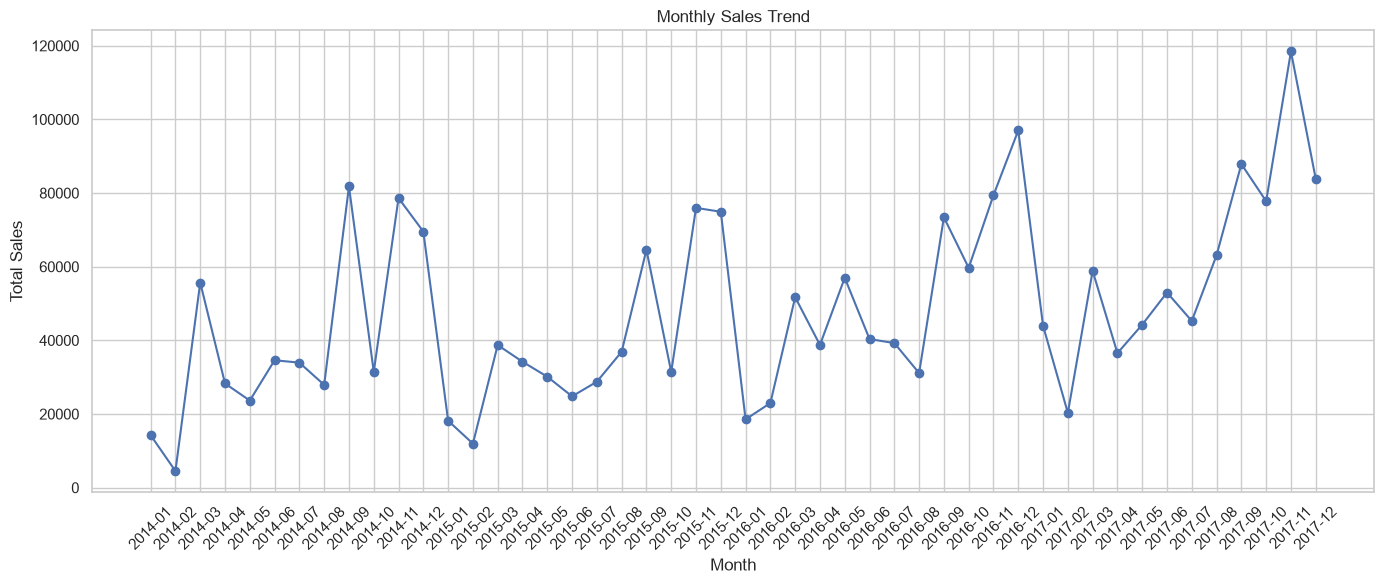
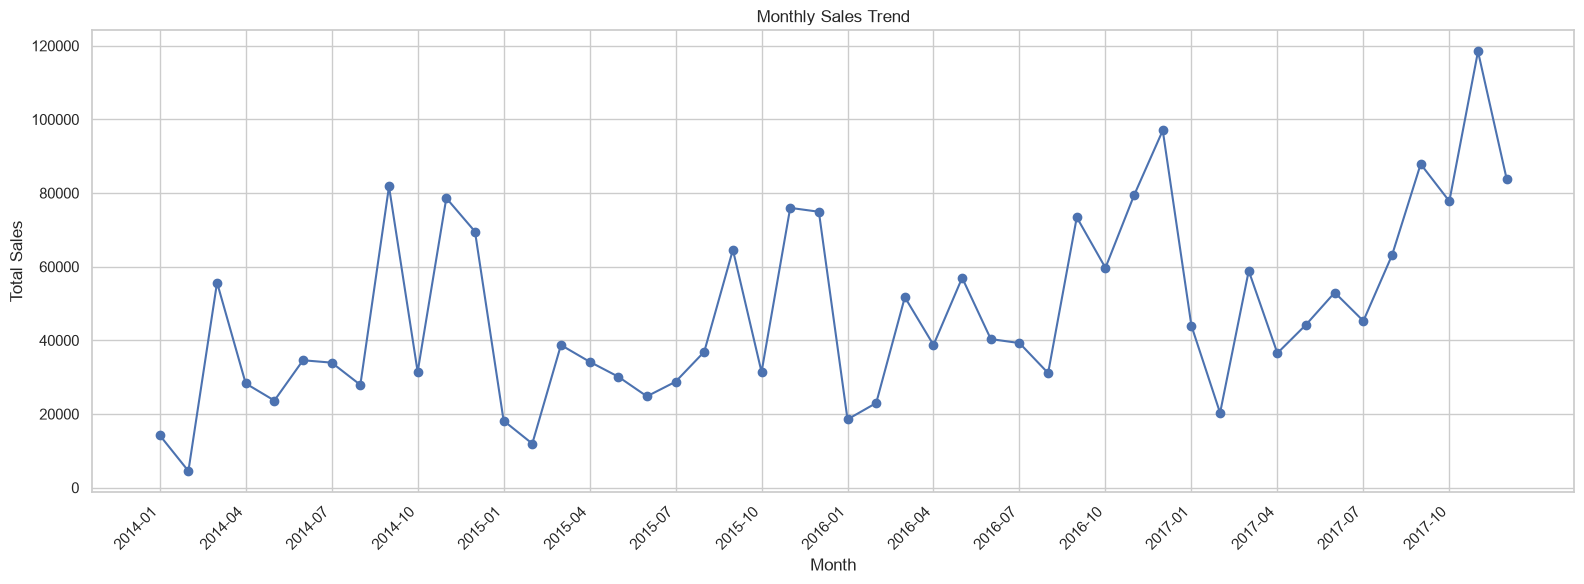
The change to this notebook cell's code, shown as a diff; its figure went from the first image to the second:
--- before
+++ after
@@ -1,3 +1,3 @@
-plt.figure(figsize=(14, 6))
+plt.figure(figsize=(16, 6))
 plt.plot(
     monthly_performance["year_month"],
@@ -8,5 +8,9 @@
 plt.xlabel("Month")
 plt.ylabel("Total Sales")
-plt.xticks(rotation=45)
+
+ax = plt.gca()
+ax.set_xticks(ax.get_xticks()[::3])
+plt.xticks(rotation=45, ha="right")
+
 plt.tight_layout()
 plt.savefig(

Commit: fix docs sync, tambahin missing regional chart, sama bersih bersih repo